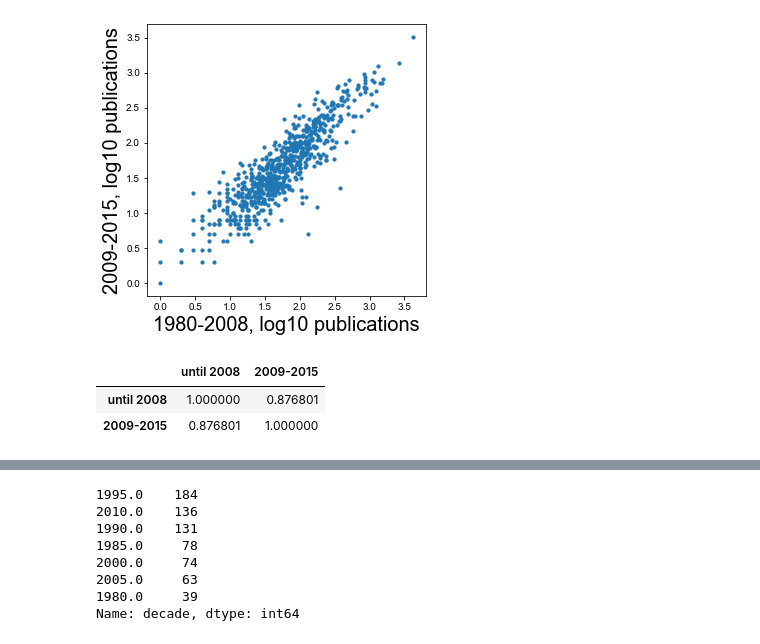
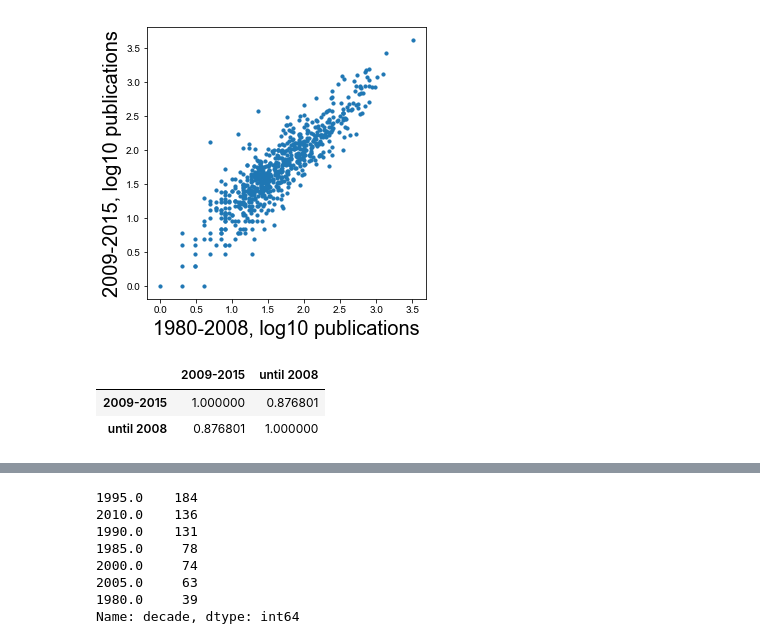
Before and after one commit to tstoeger/minnesota_studies_ratti_stoeger, a Jupyter notebook: 200122_ratti_cancer_genes_decades.ipynb, the cells around one changed output, grey strips where cells are left out. Cells and saved outputs as stored; diff of their text form; code cells hidden in the pictures.

```diff
--- a/200122_ratti_cancer_genes_decades.ipynb
+++ b/200122_ratti_cancer_genes_decades.ipynb
@@ -40,7 +29,13 @@ import nar190730
 from scipy.stats import wilcoxon
 # %%
-save_images = False
+save_images = True
 taxon_id = 9606
+# %%
+def export_image(file_name):
+    outpath = '/Users/tstoeger/Dropbox/ratti/material/{}.pdf'.format(file_name)
+
+    if save_images:
+        plt.savefig(outpath, bbox_inches='tight')
 # %%
 all_gene_info = meta.gene_info(9606, ['gene_ncbi', 'symbol_ncbi', 'type_of_gene'])
 all_gene_info = all_gene_info.drop_duplicates('symbol_ncbi', keep=False)   # NCG uses symbols that can ambiguous
@@ -101,30 +91,30 @@ mega = pd.merge(
 # %%
 m = mega.copy()
 m.loc[:, 'before'] = m['pubdate_year'] < 2009
 m = m[['before', 'papers', 'symbol_ncbi']
         ].groupby(['before', 'symbol_ncbi']).agg(
     sum).reset_index()
 
 h = m.pivot(index='symbol_ncbi', columns='before', values='papers')
 h.columns = [str(int(x)) for x in h.columns]
-h = h.rename(columns={'0': 'until 2008', '1': '2009-2015'})
+h = h.rename(columns={'1': 'until 2008', '0': '2009-2015'})
 
 plt.figure(figsize=(5, 5))
 
 plt.scatter(
     np.log10(h.loc[:, 'until 2008']),
     np.log10(h.loc[:, '2009-2015']), s=10)
 
 plt.xlabel('1980-2008, log10 publications', fontsize=20)
 plt.ylabel('2009-2015, log10 publications', fontsize=20)
 
-if save_images:
-    ret.export_image('{}/attention_scatter.pdf'.format(export_base))
+
+export_image('publications')
 # %% [output]
-[figure, old version]
+[figure, new version]
 # %%
 h.corr('spearman')
 # %% [output]
-|  | until 2008 | 2009-2015 |
-| until 2008 | 1.000000 | 0.876801 |
-| 2009-2015 | 0.876801 | 1.000000 |
+|  | 2009-2015 | until 2008 |
+| 2009-2015 | 1.000000 | 0.876801 |
+| until 2008 | 0.876801 | 1.000000 |
```
Also changed, not shown: parts of 22 cells of this notebook, 1 other file.
